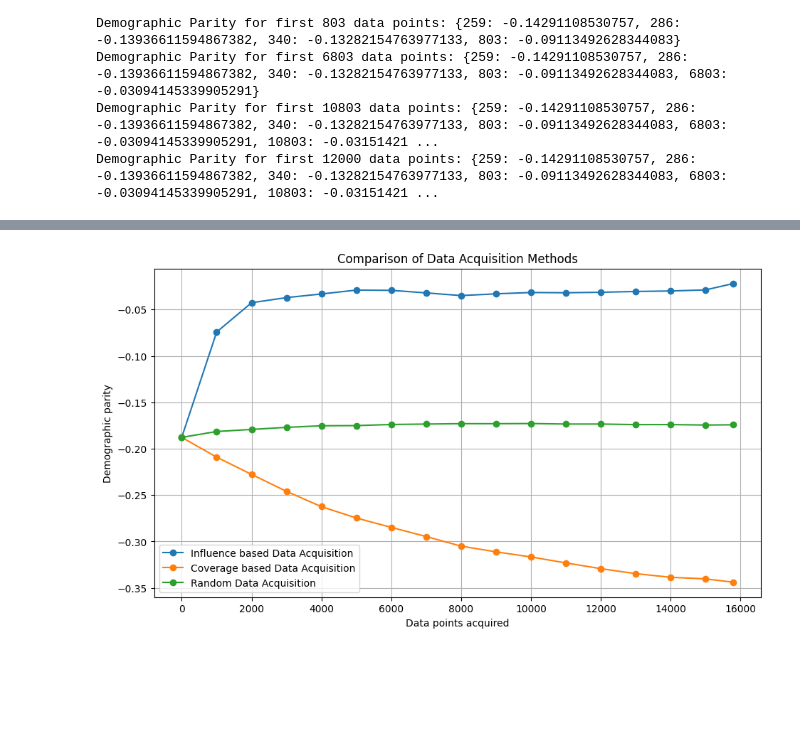
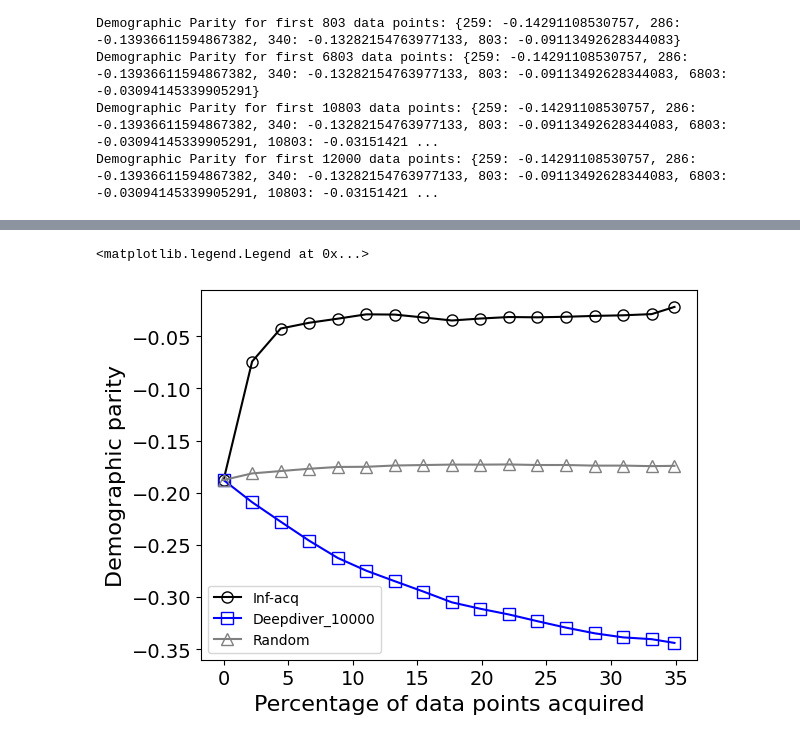
Before and after one commit to ekta0596/DataAcquisition-valuation, a Jupyter notebook: AdultDatasetInfluence.ipynb, the cells around one changed output, grey strips where cells are left out. Drawn from its saved outputs; the diff is of its cells as text; code cells hidden in the pictures; blank space fills up the shorter version.

```diff
--- a/AdultDatasetInfluence.ipynb
+++ b/AdultDatasetInfluence.ipynb
@@ -842,31 +860,51 @@ for index, res in sorted_result_inf.items():
 # %%
 # Data for Influence based Data Acquisition calculating influence
-counts1 = list(dp_inf.keys())
-# counts_modified1 = [count / 8 for count in counts1]
-dp_values1 = list(dp_inf.values())
+counts1 =  [0, 1000, 2000, 3000, 4000, 5000, 6000, 7000, 8000, 9000, 10000, 11000, 12000, 13000, 14000, 15000, 15800]
+counts1 = [count * 0.00221 for count in counts1]
+dp_values1 = [-0.187786, -0.074238, -0.0426187, -0.0370881, -0.033174994, -0.02899596, -0.02925308673, -0.03200571, -0.034902021, -0.03302567, -0.031591, -0.031861, -0.031333, -0.030500, -0.029935, -0.0287953, -0.0219006]
+# Demographic Parity for first 15800 data points: {0: -0.18778662219152922, 1000: -0.07423852719512924, 2000: -0.04261879072171426, 3000: -0.037088120229699706, 4000: -0.03317499407739016, 5000: -0.02899596794441417, 6000: -0.029253086732155098, 7000: -0.032005718974806474, 8000: -0.03490202147566818, 9000: -0.03302567576251658, 10000: -0.03159159129298539, 11000: -0.031861147706493786, 12000: -0.03133367882404814, 13000: -0.030500726195052397, 14000: -0.02993540683616161, 15000: -0.028795331868317148, 15800: -0.02190060157816548}
+
 
 
 # Data for Coverage based Data Acquisition
 counts2 = [0, 1000, 2000, 3000, 4000, 5000, 6000, 7000, 8000, 9000, 10000, 11000, 12000, 13000, 14000, 15000, 15800]
+counts2 = [count * 0.00221 for count in counts2]
 dp_values2 = [-0.18778, -0.209062, -0.227703, -0.245959, -0.262466, -0.27468, -0.28479, -0.294687, -0.30503, -0.31120, -0.316670, -0.32312, -0.32929, -0.334692, -0.3386, -0.340336, -0.34392]
 
 
 # Data for Random Data Acquisition
 counts3 = [0, 1000, 2000, 3000, 4000, 5000, 6000, 7000, 8000, 9000, 10000, 11000, 12000, 13000, 14000, 15000, 15800]
+counts3 = [count * 0.00221 for count in counts3]
 dp_values3 = [-0.18778, -0.18146, -0.17921, -0.1770, -0.17527, -0.17512, -0.17388, -0.17344, -0.17301, -0.17305, -0.17288, -0.17341, -0.17341, -0.174009, -0.17398, -0.17449, -0.17421]
 
-plt.figure(figsize=(11, 6))
+# plt.figure(figsize=(11, 6))
+
+# # Plotting the dp values against the counts
+# plt.plot(counts1, dp_values1, marker='o', label='Influence based Data Acquisition')
+# plt.plot(counts2, dp_values2, marker='s', label='Coverage based Data Acquisition')
+# plt.plot(counts3, dp_values3, marker='^', label='Random Data Acquisition')
+
+# # plt.title('Comparison of Data Acquisition Methods')
+# plt.xlabel('Percentage of data points acquired', fontsize=14)
+# plt.ylabel('Demographic parity', fontsize=14)
+# plt.grid(True)
+# plt.legend()  # Show legend with labels
+# plt.show()
+
 
 # Plotting the dp values against the counts
-plt.plot(counts1, dp_values1, marker='o', label='Influence based Data Acquisition')
-plt.plot(counts2, dp_values2, marker='o', label='Coverage based Data Acquisition')
-plt.plot(counts3, dp_values3, marker='o', label='Random Data Acquisition')
+plt.plot(counts1, dp_values1, marker='o', markerfacecolor='none', markersize=8, color='black',label='Inf-acq')
+plt.plot(counts2, dp_values2, marker='s',  markerfacecolor='none', markersize=8,color='blue', label='Deepdiver_10000')
+plt.plot(counts3, dp_values3, marker='^',  markerfacecolor='none', markersize=8, color='gray',label='Random')
 
-plt.title('Comparison of Data Acquisition Methods')
-plt.xlabel('Data points acquired')
-plt.ylabel('Demographic parity')
-plt.grid(True)
+# plt.title('Comparison of Data Acquisition Methods')
+plt.xlabel('Percentage of data points acquired', fontsize=16)
+plt.ylabel('Demographic parity', fontsize=16)
+plt.yticks(fontsize=14)
+plt.xticks(fontsize=14)
+plt.legend(fontsize=13)
+# plt.grid(True)
 plt.legend()  # Show legend with labels
-plt.show()
 # %% [output]
+<matplotlib.legend.Legend at 0x...>
-[figure, old version]
+[figure, new version]
```
Also changed, not shown: parts of 5 cells of this notebook, 5 other files.
